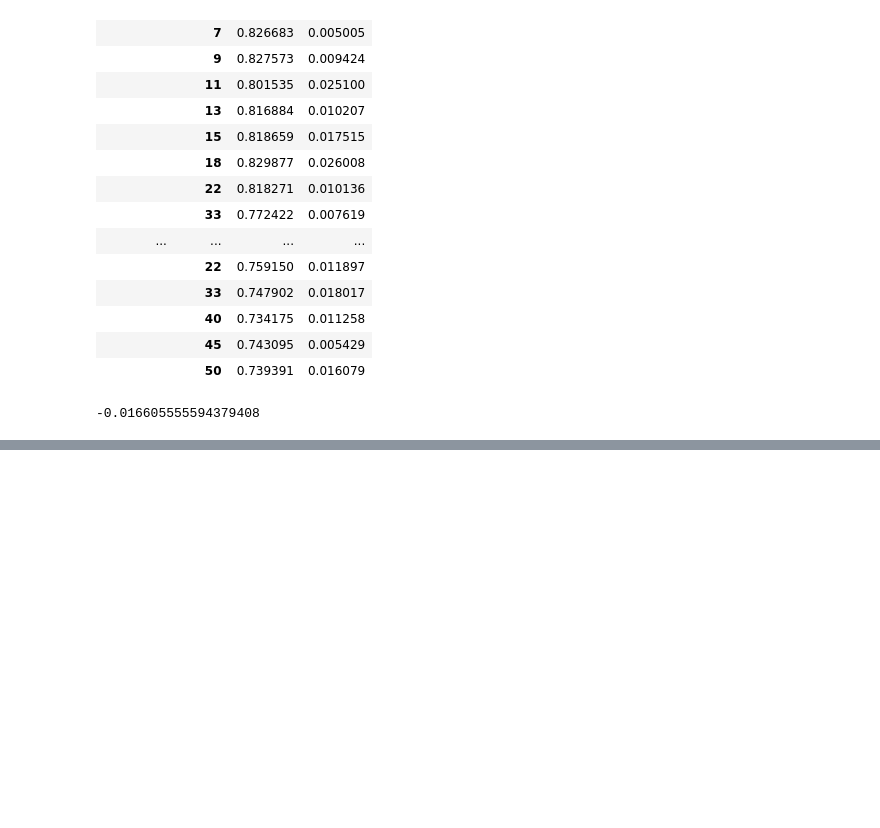
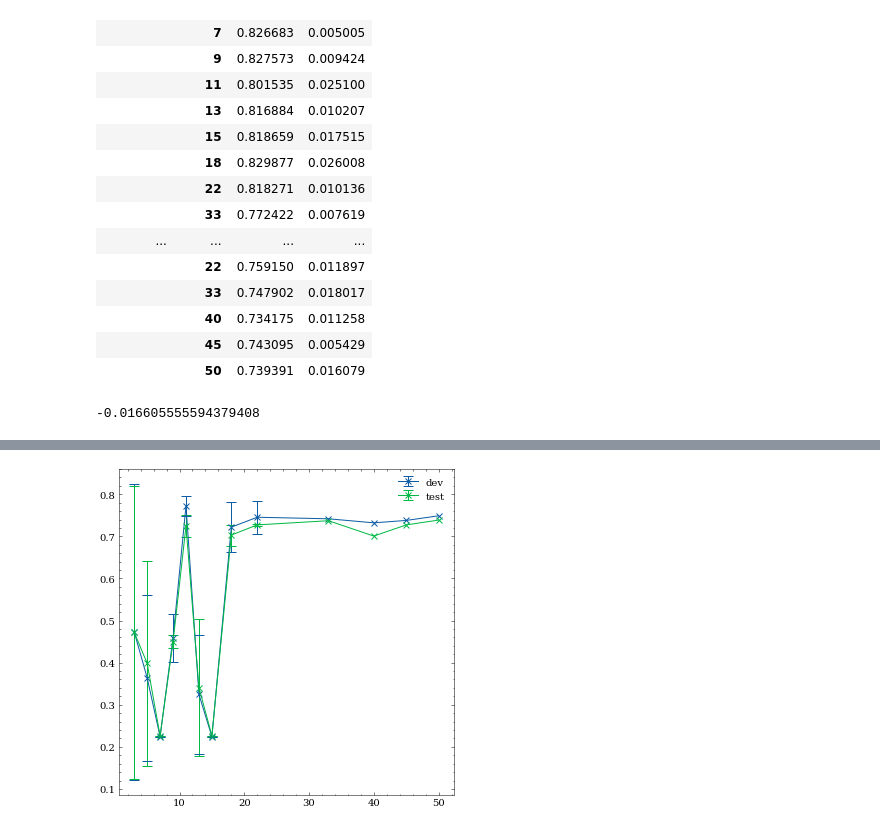
Before and after one commit to 5roop/task10, a Jupyter notebook: 002_2_reevaluation_bertic_csebert.ipynb, the cells around one changed output, grey strips where cells are left out. Saved outputs shown, nothing was run; the diff lists cells and outputs as text; code cells hidden in the pictures; blank space fills up the shorter version.

```diff
--- a/002_2_reevaluation_bertic_csebert.ipynb
+++ b/002_2_reevaluation_bertic_csebert.ipynb
@@ -136,3 +136,21 @@ df.groupby("eval_split,epoch".split(",")).agg([np.mean, np.std])
 10*np.log10((0.761964)/(0.764883))
 # %% [output]
 -0.016605555594379408
+# %%
+import pandas as pd
+
+with open("002_results_dev_test_xlmrobertabase2.jsonl", "r") as f:
+    contents = f.readlines()
+from ast import literal_eval
+contents = [literal_eval(i) for i in contents]
+
+df = pd.DataFrame(data=contents)
+
+from sklearn.metrics import f1_score
+
+df["macroF1"] = df.apply(
+    lambda row: f1_score(row["y_true"],
+    row["y_pred"], average="macro", labels = "Positive Negative Neutral".split()
+    ), axis=1
+)
+df.head()
@@ -138,0 +164,21 @@ df.groupby("eval_split,epoch".split(",")).agg([np.mean, np.std])
+# %%
+import matplotlib.pyplot as plt
+import numpy as np
+plt.style.use("science no-latex".split())
+plt.figure(figsize=(6, 6))
+for split in ["dev", "test"]:
+    import numpy as np
+
+    gb = df[df.eval_split == split].groupby("epoch").agg([np.mean, np.std])
+    plt.errorbar(
+        gb.index,
+        gb[("macroF1", "mean")],
+        yerr=gb[("macroF1", "std")],
+        label=split,
+        capsize=5,
+        fmt="-x"
+    )
+plt.legend()
+plt.show()
+# %% [output]
+[figure, added]
```
Also changed, not shown: parts of 1 cell of this notebook, 3 other files.
